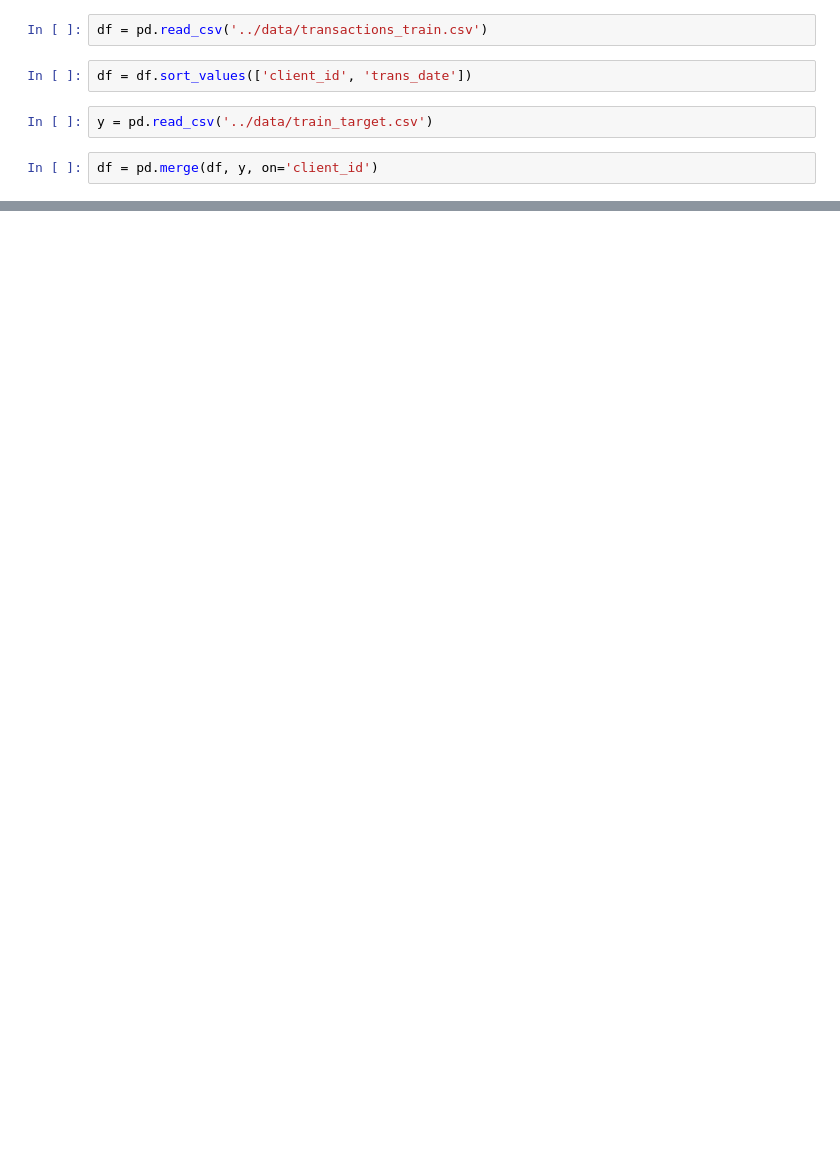
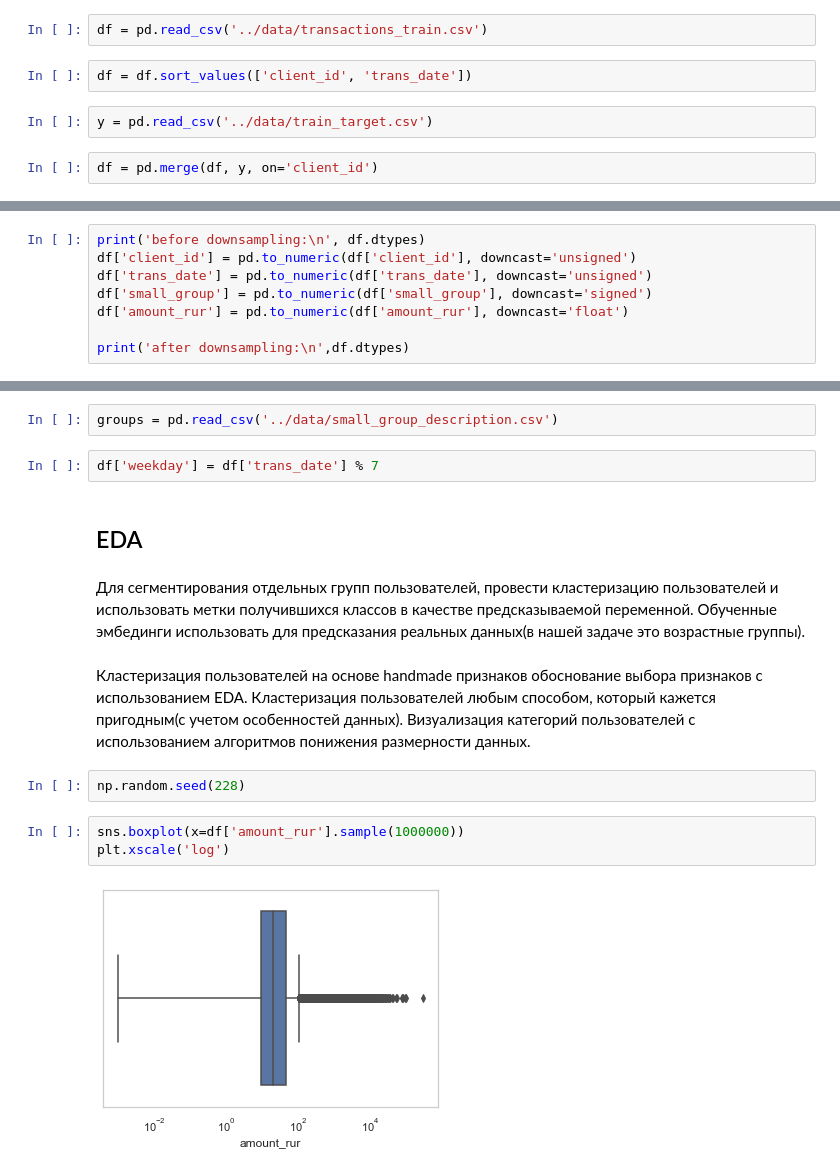
Before and after one commit to thxi/hse_embeddings, a Jupyter notebook: notebooks/EDA clusters.ipynb, the cells around one changed output, grey strips where cells are left out. Saved outputs shown, nothing was run; the diff lists cells and outputs as text; blank space fills up the shorter version.

```diff
--- a/notebooks/EDA clusters.ipynb
+++ b/notebooks/EDA clusters.ipynb
@@ -34,0 +26,8 @@ df.head()
+# %%
+print('before downsampling:\n', df.dtypes)
+df['client_id'] = pd.to_numeric(df['client_id'], downcast='unsigned')
+df['trans_date'] = pd.to_numeric(df['trans_date'], downcast='unsigned')
+df['small_group'] = pd.to_numeric(df['small_group'], downcast='signed')
+df['amount_rur'] = pd.to_numeric(df['amount_rur'], downcast='float')
+
+print('after downsampling:\n',df.dtypes)
@@ -34,0 +49,17 @@ df.head()
+# %%
+groups = pd.read_csv('../data/small_group_description.csv')
+# %%
+df['weekday'] = df['trans_date'] % 7
+# %% [markdown]
+## EDA
+# %% [markdown]
+Для сегментирования отдельных групп пользователей, провести кластеризацию пользователей и использовать метки получившихся классов в качестве предсказываемой переменной. Обученные эмбединги использовать для предсказания реальных данных(в нашей задаче это возрастные группы).
+# %% [markdown]
+Кластеризация пользователей на основе handmade признаков обоснование выбора признаков с использованием EDA. Кластеризация пользователей любым способом, который кажется пригодным(с учетом особенностей данных). Визуализация категорий пользователей с использованием алгоритмов понижения размерности данных.
+# %%
+np.random.seed(228)
+# %%
+sns.boxplot(x=df['amount_rur'].sample(1000000))
+plt.xscale('log')
+# %% [output]
+[figure, added]
```
Also changed, not shown: parts of 13 cells of this notebook.
